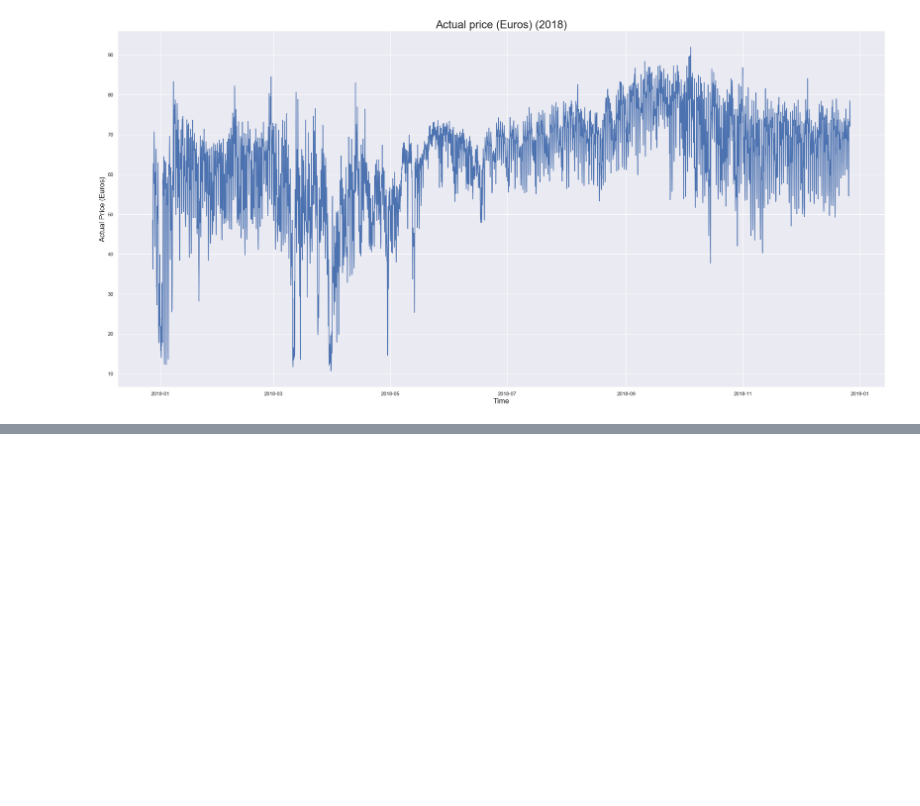
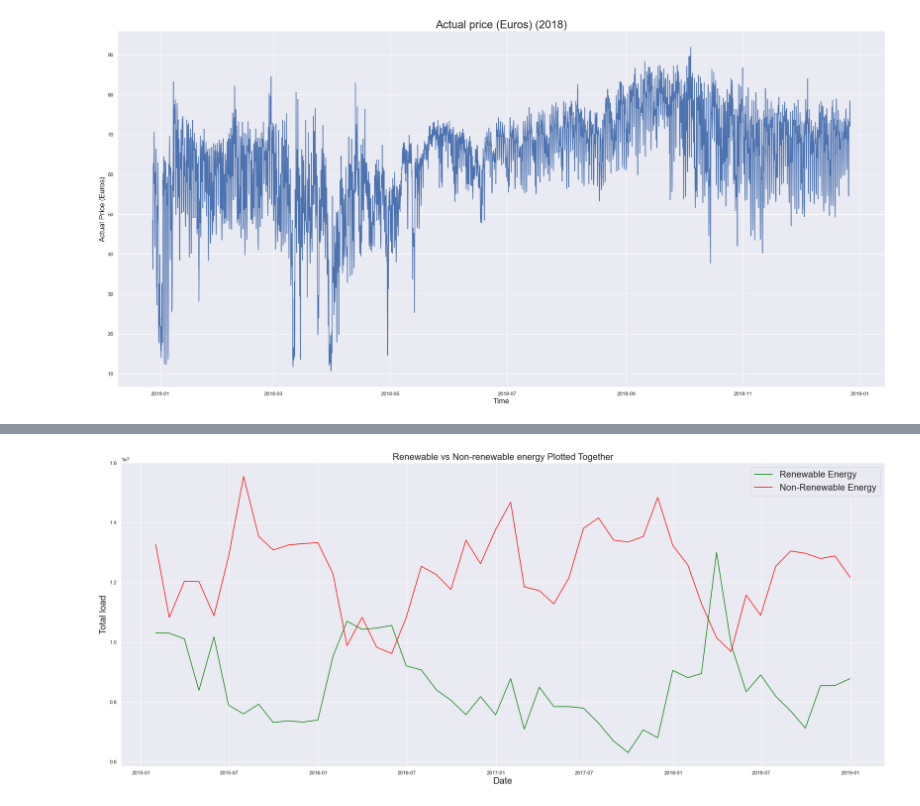
Before and after one commit to ashirask/Energy-Research, a Jupyter notebook: Energy Dataset Analysis.ipynb, the cells around one changed output, grey strips where cells are left out. Drawn from its saved outputs; the diff is of its cells as text; code cells hidden in the pictures; blank space fills up the shorter version.

```diff
--- a/Energy Dataset Analysis.ipynb
+++ b/Energy Dataset Analysis.ipynb
@@ -198,0 +275,34 @@ plt.show()
+# %%
+# segragating renewable and non-renewable (monthly)
+
+renew_data =monthly_energy_data[['generation_biomass','generation_hydro_pumped_storage_consumption','generation_hydro_run_of_river_and_poundage',
+       'generation_hydro_water_reservoir','generation_other_renewable', 'generation_solar',
+       'generation_waste', 'generation_wind_onshore']]
+
+nonrenew_data = monthly_energy_data[['generation_fossil_brown_coal_lignite',
+       'generation_fossil_gas', 'generation_fossil_hard_coal',
+       'generation_fossil_oil','generation_other','generation_nuclear']]
+
+
+renew_data['total_renew'] = renew_data.sum(axis=1)
+nonrenew_data['total_nowrenew'] = nonrenew_data.sum(axis=1)
+# %%
+#renewable vs non-renew energy chart
+plt.figure(figsize=(30, 12))
+
+# Plotting data from renew
+plt.plot(renew_data.index, renew_data['total_renew'], label='Renewable Energy', color='Green')
+
+# Plotting data from non-renew
+plt.plot(nonrenew_data.index, nonrenew_data['total_nowrenew'], label='Non-Renewable Energy', color='Red')
+
+plt.xlabel('Date',fontsize=20)
+plt.ylabel('Total load',fontsize=20)
+plt.title('Renewable vs Non-renewable energy Plotted Together',fontsize=20)
+plt.legend(fontsize=20)
+
+# Displaying the plot
+plt.grid(True)
+plt.show()
+# %% [output]
+[figure, added]
```
Also changed, not shown: parts of 11 cells of this notebook.
